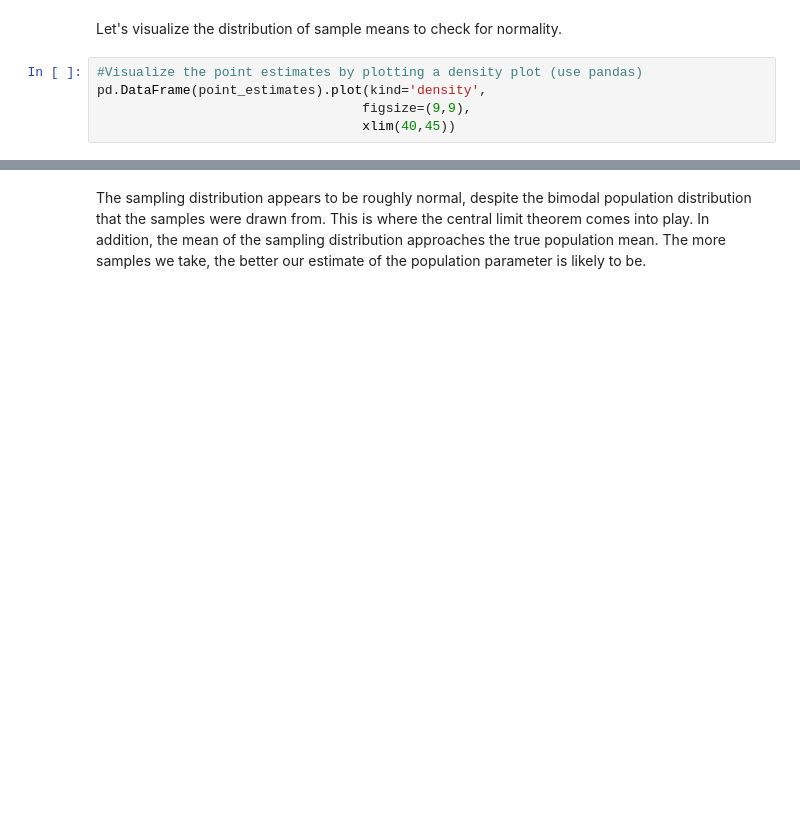
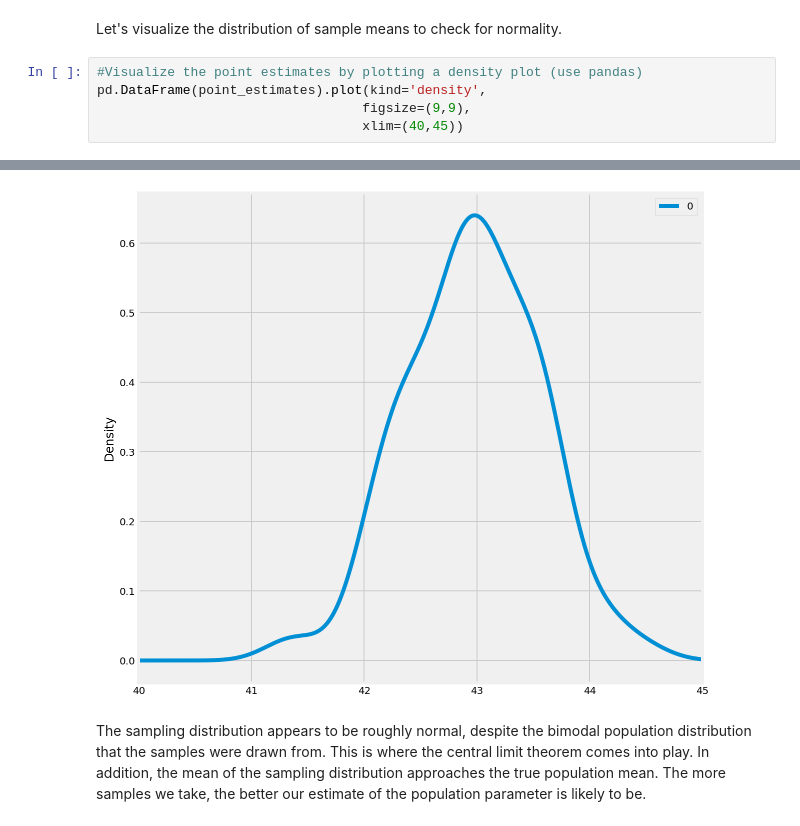
Before and after one commit to jbuenaseda/dsc-confidence-intervals-lab-nyc-ds-033020, a Jupyter notebook: index.ipynb, the cells around one changed output, grey strips where cells are left out. Cells and saved outputs as stored; diff of their text form; blank space fills up the shorter version.

```diff
--- a/index.ipynb
+++ b/index.ipynb
@@ -150,5 +150,5 @@ Let's visualize the distribution of sample means to check for normality.
 #Visualize the point estimates by plotting a density plot (use pandas)
 pd.DataFrame(point_estimates).plot(kind='density',
                                   figsize=(9,9),
-                                  xlim(40,45))
+                                  xlim=(40,45))
 # %% [output]
@@ -156,3 +156,4 @@ SyntaxError: positional argument follows keyword argument (<ipython-input-12-e6b
+[figure, added]
 # %% [markdown]
 The sampling distribution appears to be roughly normal, despite the bimodal population distribution that the samples were drawn from. This is where the central limit theorem comes into play. In addition, the mean of the sampling distribution approaches the true population mean. The more samples we take, the better our estimate of the population parameter is likely to be.
 # %% [markdown]
```
Also changed, not shown: parts of 1 cell of this notebook.
